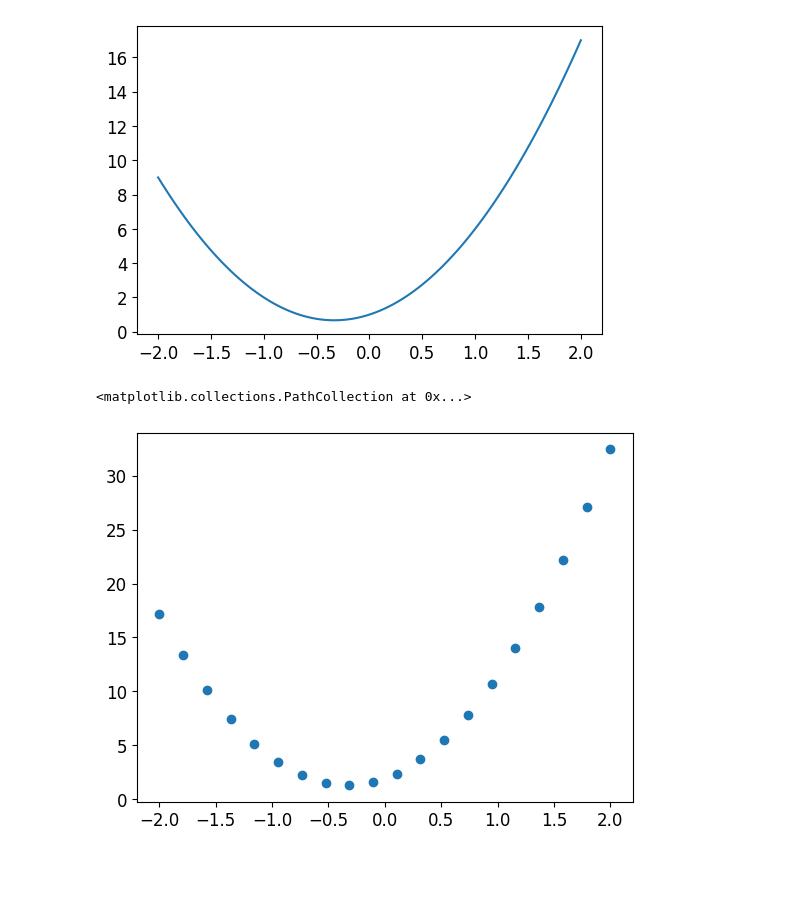
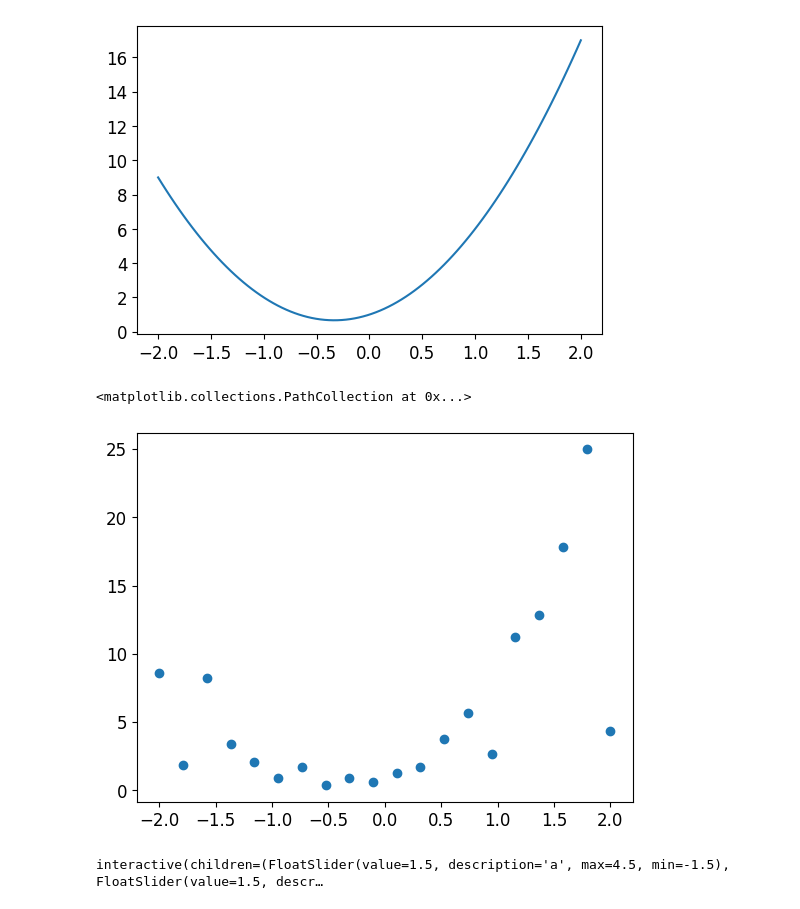
Before and after one commit to fabiano-oliveira/hugging-face-course, a Jupyter notebook: src/practical-deep-learning/lesson3.ipynb, the cells around one changed output. Drawn from its saved outputs; the diff is of its cells as text; code cells hidden in the pictures; blank space fills up the shorter version.

```diff
--- a/src/practical-deep-learning/lesson3.ipynb
+++ b/src/practical-deep-learning/lesson3.ipynb
@@ -31,15 +31,28 @@ plot_function(f)
 [figure]
 # %%
 from numpy.random import normal,seed,uniform
-
 np.random.seed(22)
 
-def add_noise(x): return x * normal(2, scale=1)
+def add_noise(x):
+    noise = normal(loc=1, scale=0.5, size=x.shape)
+    return x * noise
 
 x = torch.linspace(-2, 2, steps=20)[:, None]
 y = add_noise(f(x))
 
 plt.scatter(x, y)
 # %% [output]
 <matplotlib.collections.PathCollection at 0x...>
-[figure, old version]
+[figure, new version]
+# %%
+from ipywidgets import interact
+
+@interact(a=1.5, b=1.5, c=1.5)
+def plot_quad(a, b, c):
+    plt.scatter(x, y)
+    f1 = mk_quad(a, b, c)
+    plt.plot(x, f1(x), label='f(x)', color='orange')
+    plt.legend()
+    #plt.show()
+# %% [output]
+interactive(children=(FloatSlider(value=1.5, description='a', max=4.5, min=-1.5), FloatSlider(value=1.5, descr…
```
Also changed, not shown: 1 other file.
